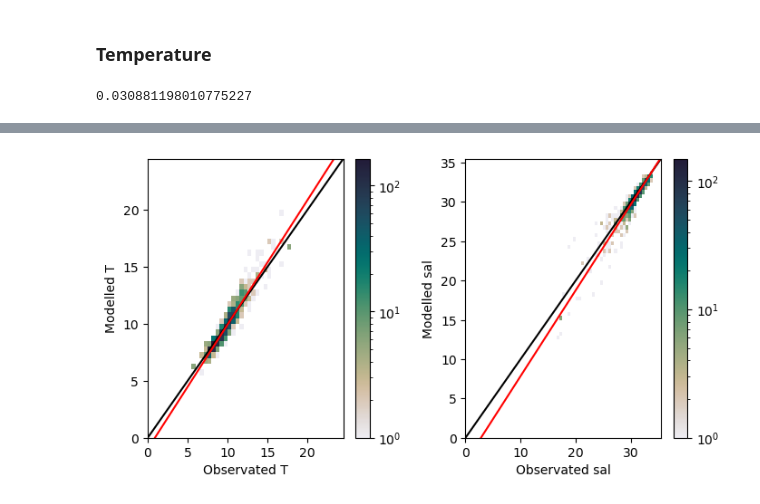
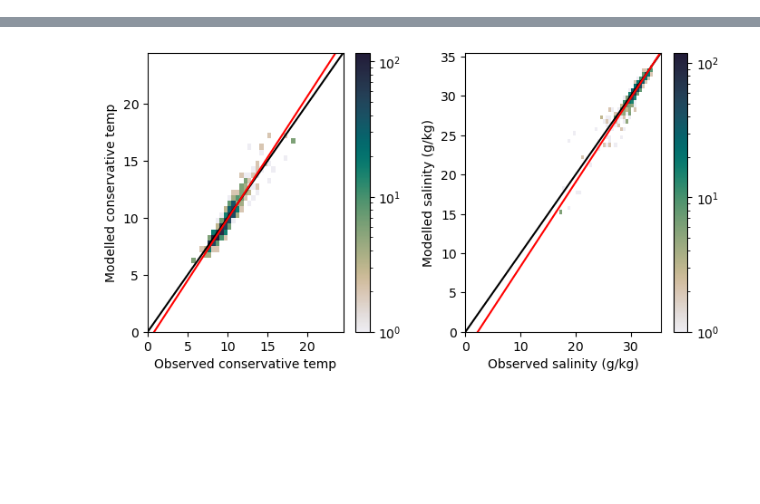
Before and after one commit to SalishSeaCast/analysis-camryn, a Jupyter notebook: notebooks/model_evals/model_eval.ipynb, the cells around one changed output, grey strips where cells are left out. Cells and saved outputs as stored; diff of their text form; code cells hidden in the pictures; blank space fills up the shorter version.

```diff
--- a/notebooks/model_evals/model_eval.ipynb
+++ b/notebooks/model_evals/model_eval.ipynb
@@ -345,2 +414,0 @@ d_sal.style.format(myformat).apply(highlight_max_min)
-# %% [markdown]
-### Temperature
@@ -355,8 +415,17 @@ scale = 24
 # %%
+field = 'Temperature'
+obsn = 'consT'
+modn = 'mod_votemper'
+vmax = 25
+vmin = 0
+dbin = 0.5
+scale = 24
+
 idepth = 0
 jdepth = 39
+theta_sym = '\u03B8'
 
-temp_data,d_temp = get_combined([2017,2018,2019,2020,2021,2022]
+temp_data,d_temp = get_combined([2008,2017,2018,2019,2020,2021,2022]
                                           , []#[2015, 2016, 2017]
                                           , []#[2015, 2016, 2017, 2018]
                                        , []#[2014, 2015, 2016, 2017, 2018, 2019, 2020, 2021, 2022]
@@ -365,20 +434,24 @@ temp_data,d_temp = get_combined([2017,2018,2019,2020,2021,2022]
 
 
 fig,[ax,ax2] = plt.subplots(1,2,figsize=(8,4))
-counts, xedges, yedges, color = ax.hist2d(temp_data['sea_water_temperature'],temp_data['mod_votemper'],
+counts, xedges, yedges, color = ax.hist2d(temp_data['consT'],temp_data['mod_votemper'],
                                            bins=np.arange(vmin, vmax, dbin), norm=LogNorm(), cmap=cmap);
-ax.set_xlabel('Observated T')
-ax.set_ylabel('Modelled T')
+# ax.set_xlabel(f'Observed {theta_sym}')
+# ax.set_ylabel(f'Modelled {theta_sym}')
+ax.set_xlabel(f'Observed conservative temp')
+ax.set_ylabel(f'Modelled conservative temp')
 fig.colorbar(color, ax=ax)
 ax.plot(np.arange(0,vmax,0.5),np.arange(0,vmax,0.5),color='k')
 a1,b1,stm,nstm = wolfram_perp(temp_data,obsn,modn)
 line = a1+np.arange(vmin, vmax, 0.5)*b1
+# slope,intercept = np.polyfit(temp_data['sea_water_temperature'],temp_data['mod_votemper'],1)
+# line = slope*temp_data['sea_water_temperature']+intercept
 ax.plot(np.arange(vmin, vmax, 0.5),line,'r')
 
 counts, xedges, yedges, color = ax2.hist2d(sal_data['SA'],sal_data['mod_vosaline'],
                                            bins=np.arange(0, 36, 0.5), norm=LogNorm(), cmap=cmap);
-ax2.set_xlabel('Observated sal')
-ax2.set_ylabel('Modelled sal')
+ax2.set_xlabel('Observed salinity (g/kg)')
+ax2.set_ylabel('Modelled salinity (g/kg)')
 fig.colorbar(color, ax=ax2)
 ax2.plot(np.arange(0,36,0.5),np.arange(0,36,0.5),color='k')
 a1,b1,stm,nstm = wolfram_perp(sal_data,'SA','mod_vosaline')
@@ -390,5 +463,4 @@ fig.subplots_adjust(wspace=0.3)
 display(d_sal.style.format(myformat).apply(highlight_max_min))
 d_temp.style.format(myformat).apply(highlight_max_min)
 # %% [output]
-0.030881198010775227
 |  | number | bias | rmse | crmse | swillmott | slopedev | const | systematic | nonsystematic | spread |
@@ -398 +470 @@ d_temp.style.format(myformat).apply(highlight_max_min)
-[figure, old version]
+[figure, new version]
```
Also changed, not shown: parts of 9 cells of this notebook.
